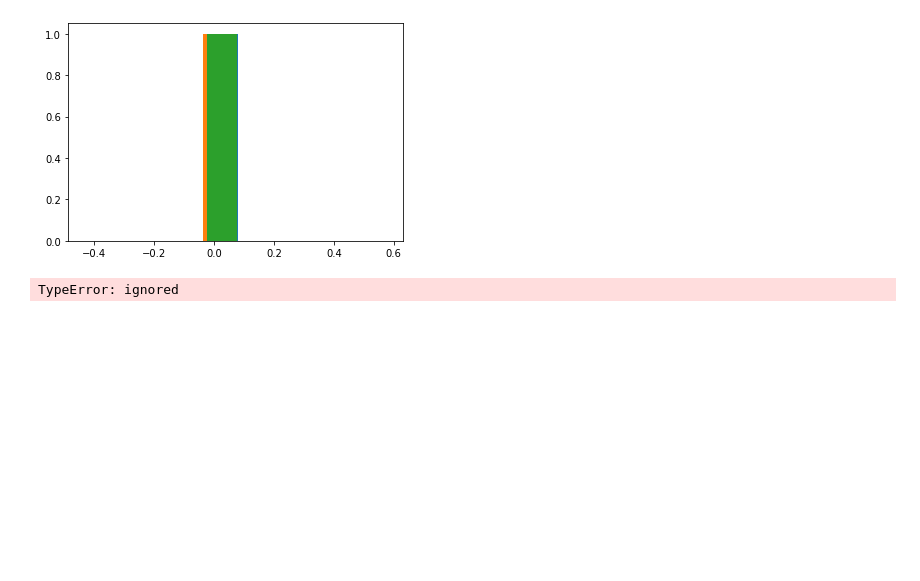
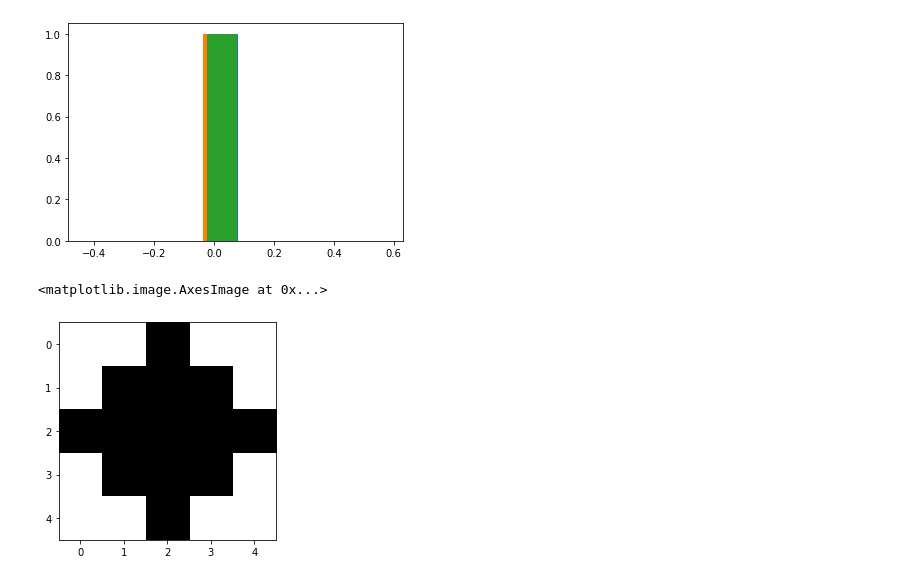
Before and after one commit to bahonya/DS, a Jupyter notebook: mlsec/mlsec2.ipynb, the cells around one changed output. Drawn from its saved outputs; the diff is of its cells as text; code cells hidden in the pictures; blank space fills up the shorter version.

```diff
--- a/mlsec/mlsec2.ipynb
+++ b/mlsec/mlsec2.ipynb
@@ -99,7 +104,3 @@ def meshgrid(n):
 # %%
 def in_circle(X, Y, r):
   return (np.sqrt((X-X.shape[0]/2)**2 + (Y-Y.shape[0]/2)**2) < r).astype(int)
-# %%
-a = in_circle(meshgrid(10),5.5)
-# %% [output]
-TypeError: ignored
@@ -105,0 +111,5 @@ TypeError: ignored
+# %%
+plt.imshow(check_meshgrid_circle(5, 2.7), cmap='Greys')
+# %% [output]
+<matplotlib.image.AxesImage at 0x...>
+[figure, added]
```
Also changed, not shown: parts of 9 cells of this notebook.
